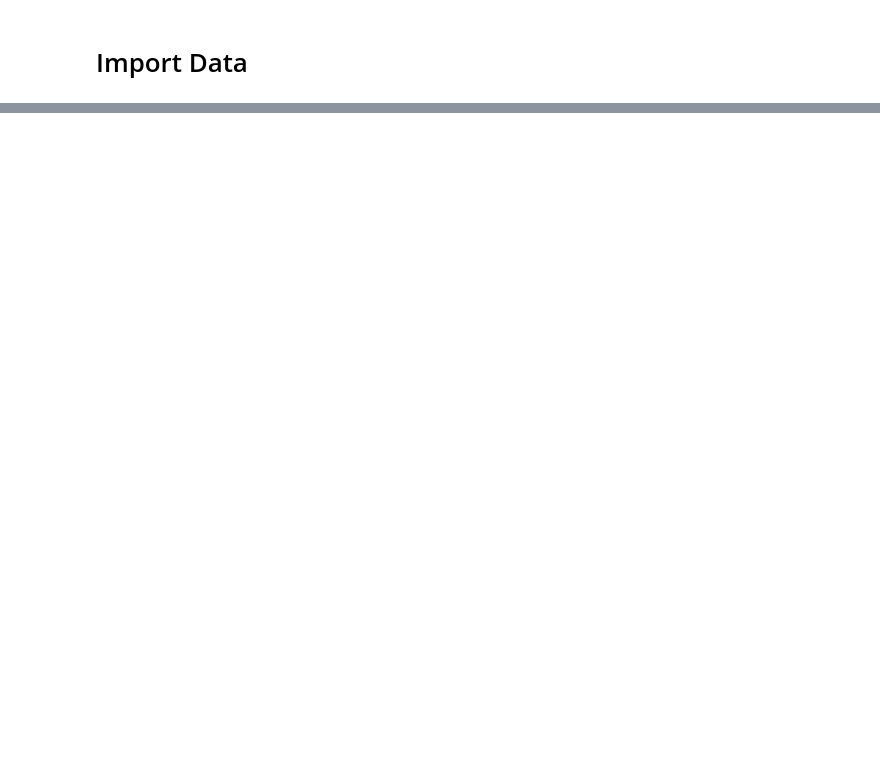
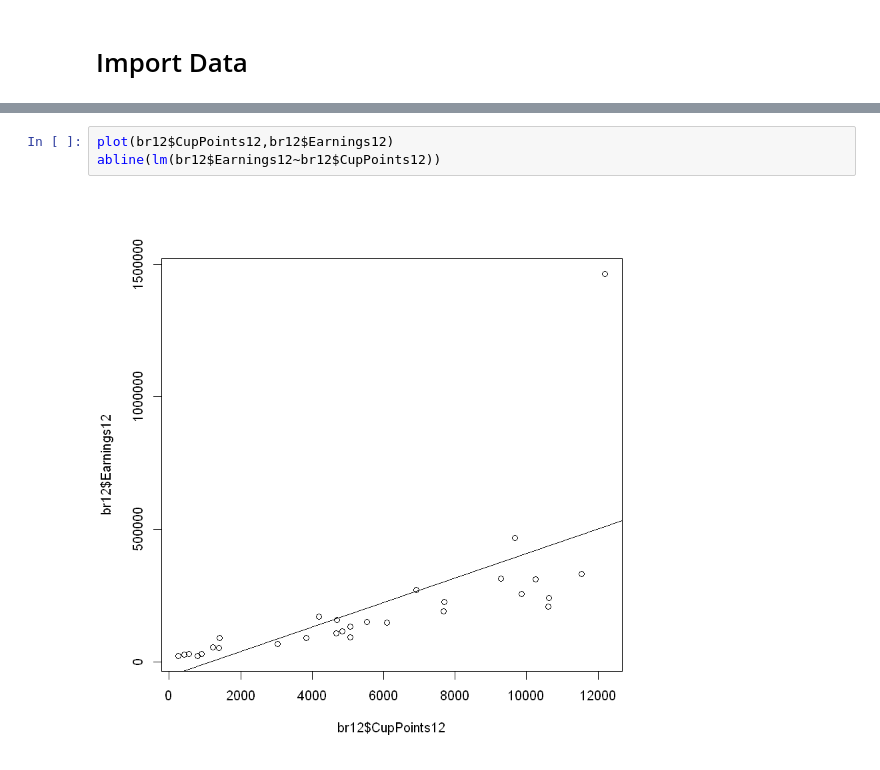
Before and after one commit to sharifahmad2061/foundation_of_data_analysis, a Jupyter notebook: Lab 01 Week 03.ipynb, the cells around one changed output, grey strips where cells are left out. Cells and saved outputs as stored; diff of their text form; blank space fills up the shorter version.

```diff
--- a/Lab 01 Week 03.ipynb
+++ b/Lab 01 Week 03.ipynb
@@ -26,0 +72,5 @@ bd
+# %%
+plot(br12$CupPoints12,br12$Earnings12)
+abline(lm(br12$Earnings12~br12$CupPoints12))
+# %% [output]
+[figure, added]
```
Also changed, not shown: parts of 19 cells of this notebook.
